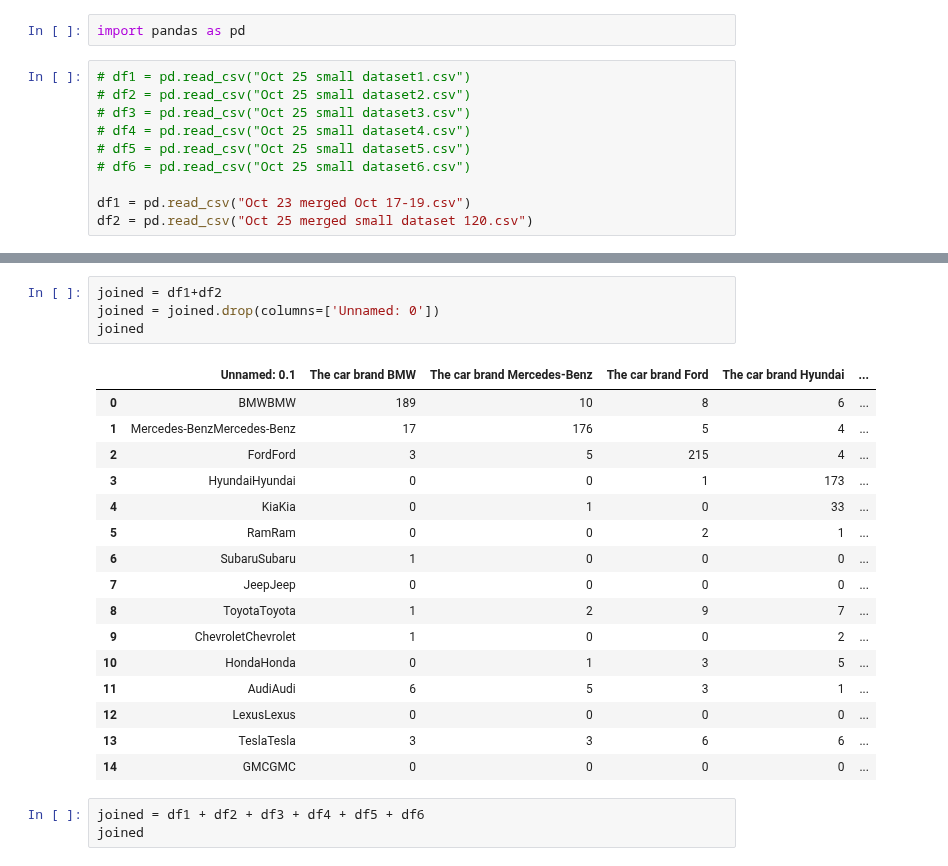
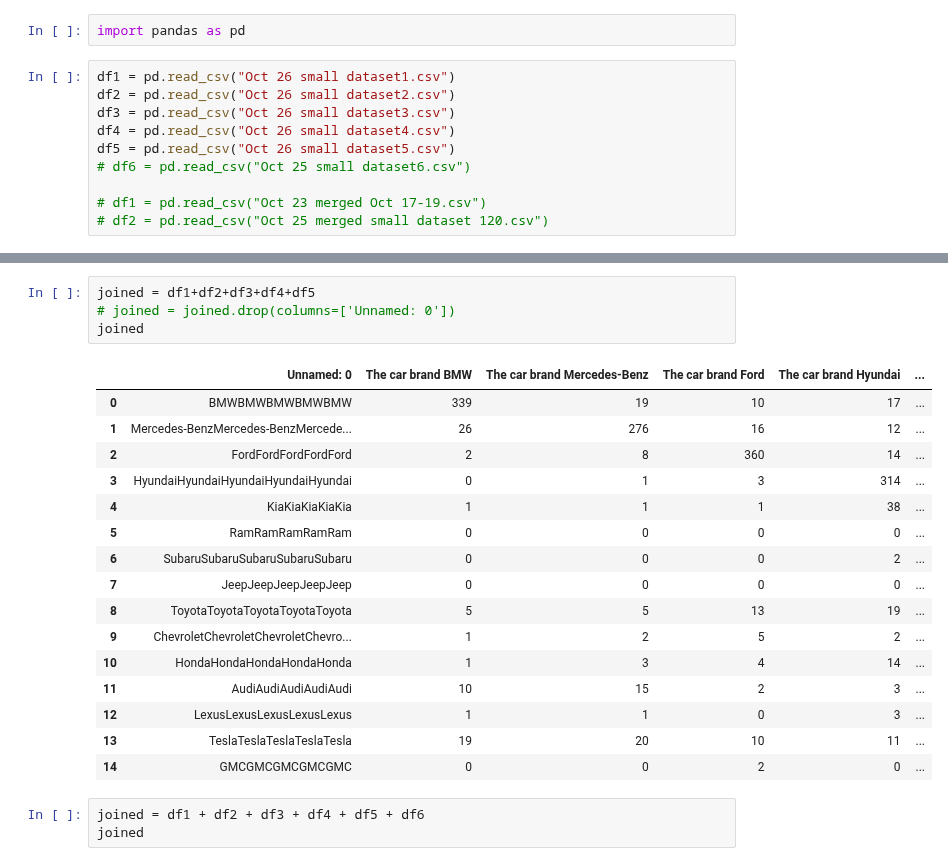
Before and after one commit to albtang/Katona-AI-Research, a Jupyter notebook: src/Merger.ipynb, the cells around one changed output, grey strips where cells are left out. Saved outputs shown, nothing was run; the diff lists cells and outputs as text.

Commit message:
Added oct26 sims - merged. n = 400

```diff
--- a/src/Merger.ipynb
+++ b/src/Merger.ipynb
@@ -1,15 +1,15 @@
 # %%
 import pandas as pd
 # %%
-# df1 = pd.read_csv("Oct 25 small dataset1.csv")
-# df2 = pd.read_csv("Oct 25 small dataset2.csv")
-# df3 = pd.read_csv("Oct 25 small dataset3.csv")
-# df4 = pd.read_csv("Oct 25 small dataset4.csv")
-# df5 = pd.read_csv("Oct 25 small dataset5.csv")
+df1 = pd.read_csv("Oct 26 small dataset1.csv")
+df2 = pd.read_csv("Oct 26 small dataset2.csv")
+df3 = pd.read_csv("Oct 26 small dataset3.csv")
+df4 = pd.read_csv("Oct 26 small dataset4.csv")
+df5 = pd.read_csv("Oct 26 small dataset5.csv")
 # df6 = pd.read_csv("Oct 25 small dataset6.csv")
 
-df1 = pd.read_csv("Oct 23 merged Oct 17-19.csv")
-df2 = pd.read_csv("Oct 25 merged small dataset 120.csv")
+# df1 = pd.read_csv("Oct 23 merged Oct 17-19.csv")
+# df2 = pd.read_csv("Oct 25 merged small dataset 120.csv")
 # %%
 df1
 # %% [output]
@@ -51,24 +51,24 @@ df2
 # %%
-joined = df1+df2
-joined = joined.drop(columns=['Unnamed: 0'])
+joined = df1+df2+df3+df4+df5
+# joined = joined.drop(columns=['Unnamed: 0'])
 joined
 # %% [output]
-|  | Unnamed: 0.1 | The car brand BMW | The car brand Mercedes-Benz | The car brand Ford | The car brand Hyundai | ... |
-| 0 | BMWBMW | 189 | 10 | 8 | 6 | ... |
-| 1 | Mercedes-BenzMercedes-Benz | 17 | 176 | 5 | 4 | ... |
-| 2 | FordFord | 3 | 5 | 215 | 4 | ... |
-| 3 | HyundaiHyundai | 0 | 0 | 1 | 173 | ... |
-| 4 | KiaKia | 0 | 1 | 0 | 33 | ... |
-| 5 | RamRam | 0 | 0 | 2 | 1 | ... |
-| 6 | SubaruSubaru | 1 | 0 | 0 | 0 | ... |
-| 7 | JeepJeep | 0 | 0 | 0 | 0 | ... |
-| 8 | ToyotaToyota | 1 | 2 | 9 | 7 | ... |
-| 9 | ChevroletChevrolet | 1 | 0 | 0 | 2 | ... |
-| 10 | HondaHonda | 0 | 1 | 3 | 5 | ... |
-| 11 | AudiAudi | 6 | 5 | 3 | 1 | ... |
-| 12 | LexusLexus | 0 | 0 | 0 | 0 | ... |
-| 13 | TeslaTesla | 3 | 3 | 6 | 6 | ... |
-| 14 | GMCGMC | 0 | 0 | 0 | 0 | ... |
+|  | Unnamed: 0 | The car brand BMW | The car brand Mercedes-Benz | The car brand Ford | The car brand Hyundai | ... |
+| 0 | BMWBMWBMWBMWBMW | 339 | 19 | 10 | 17 | ... |
+| 1 | Mercedes-BenzMercedes-BenzMercede... | 26 | 276 | 16 | 12 | ... |
+| 2 | FordFordFordFordFord | 2 | 8 | 360 | 14 | ... |
+| 3 | HyundaiHyundaiHyundaiHyundaiHyundai | 0 | 1 | 3 | 314 | ... |
+| 4 | KiaKiaKiaKiaKia | 1 | 1 | 1 | 38 | ... |
+| 5 | RamRamRamRamRam | 0 | 0 | 0 | 0 | ... |
+| 6 | SubaruSubaruSubaruSubaruSubaru | 0 | 0 | 0 | 2 | ... |
+| 7 | JeepJeepJeepJeepJeep | 0 | 0 | 0 | 0 | ... |
+| 8 | ToyotaToyotaToyotaToyotaToyota | 5 | 5 | 13 | 19 | ... |
+| 9 | ChevroletChevroletChevroletChevro... | 1 | 2 | 5 | 2 | ... |
+| 10 | HondaHondaHondaHondaHonda | 1 | 3 | 4 | 14 | ... |
+| 11 | AudiAudiAudiAudiAudi | 10 | 15 | 2 | 3 | ... |
+| 12 | LexusLexusLexusLexusLexus | 1 | 1 | 0 | 3 | ... |
+| 13 | TeslaTeslaTeslaTeslaTesla | 19 | 20 | 10 | 11 | ... |
+| 14 | GMCGMCGMCGMCGMC | 0 | 0 | 2 | 0 | ... |
 # %%
 joined = df1 + df2 + df3 + df4 + df5 + df6
 joined
```
Also changed, not shown: parts of 5 cells of this notebook, 1 other file.
